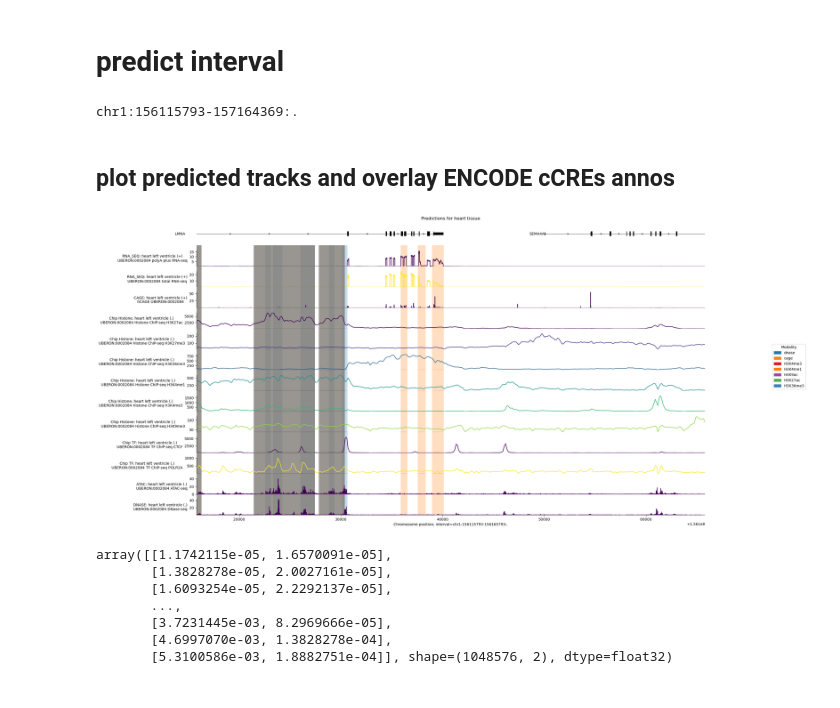
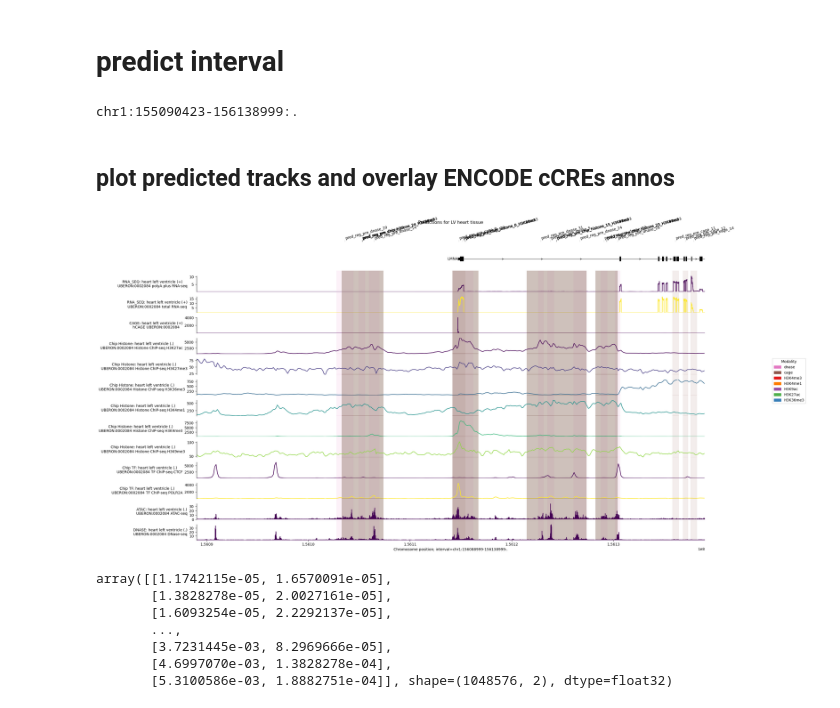
Before and after one commit to cralbers/variant-effects, a Jupyter notebook: osc/predict_reg_regions_osc.ipynb, the cells around one changed output. Cells and saved outputs as stored; diff of their text form; code cells hidden in the pictures.

```diff
--- a/osc/predict_reg_regions_osc.ipynb
+++ b/osc/predict_reg_regions_osc.ipynb
@@ -200,29 +202,29 @@ def load_bed_intervals(bed_path, plot_interval=None):
     return intervals, df
 
 
-bed_intervals, bed_df = load_bed_intervals('outputs/predicted_reg_regions_post_indivtracks_LV_128res.bed')
+bed_intervals, bed_df = load_bed_intervals('outputs/predicted_reg_regions_pre_indivtracks_LV_128res.bed')
 # bed_intervals[0].name
 
 
 
+# Longer keys first so chip_histone / chip_tf / rna_seq match before shorter tokens
+MODALITIES = sorted(MODALITY_COLORS, key=len, reverse=True)
 def category_from_name(name: str) -> str:
     name = str(name)
-    # chip_histone with mark: pred_reg_post_chip_histone_22_H3K36me3
-    m = re.search(r"pred_reg_post_chip_histone_\d+_({})$".format("|".join(HISTONE_MARKS)), name)
-    if m:
-        return m.group(1)
-    # other modalities: pred_reg_post_dnase_0
-    m = re.search(r"pred_reg_post_(.+?)_\d+(?:_.*)?$", name)
-    if m:
-        return m.group(1)
+    for mark in HISTONE_MARKS:
+        if mark in name:
+            return mark
+    for modality in MODALITIES:
+        if modality in name:
+            return modality
     return "other"
 def color_from_category(cat: str) -> str:
     if cat in HISTONE_COLORS:
         return HISTONE_COLORS[cat]
     return MODALITY_COLORS.get(cat, "gray")
-
 bed_df["category"] = bed_df["name"].map(category_from_name)
 bed_df["color"] = bed_df["category"].map(color_from_category)
 colors = bed_df["color"].tolist()
+bed_df
 # pd.read_csv('outputs/predicted_reg_regions_post.bed', sep='\t')
 # %% [output]
@@ -247,7 +285,7 @@ PRE_INTERVAL = genome.Interval('chr1', LMNA_START - 1000000, LMNA_START).resize(
     dna_client.SEQUENCE_LENGTH_1MB)
 
 
-interval = POST_INTERVAL
+interval = PRE_INTERVAL
 
 print(interval)
 
@@ -267,14 +305,14 @@ output = model.predict_interval(
 # Extract the longest transcripts per gene for this interval.
 longest_transcripts = longest_transcript_extractor.extract(interval)
 # %% [output]
-chr1:156115793-157164369:.
+chr1:155090423-156138999:.
 # %% [markdown]
 ## plot predicted tracks and overlay ENCODE cCREs annos
 # %%
 
 # plot_interval = PRE_INTERVAL
-plot_interval = genome.Interval('chr1', POST_INTERVAL.start, POST_INTERVAL.start + 50000)
-# plot_interval = genome.Interval('chr1', PRE_INTERVAL.end - 50000, PRE_INTERVAL.end)
+# plot_interval = genome.Interval('chr1', POST_INTERVAL.start, POST_INTERVAL.start + 50000)
+plot_interval = genome.Interval('chr1', PRE_INTERVAL.end - 50000, PRE_INTERVAL.end)
 save = False
 add_annos = True
 
@@ -317,42 +355,43 @@ plot = plot_components.plot(
         # ),
 
     ],
+    # add annotations from a bed file (imported and parsed above)
     annotations=[
         plot_components.IntervalAnnotation(
             bed_intervals, #ccre_intervals,
             colors=colors, #ccre_colors
-            alpha=0.25,
-            use_default_labels=True,   # True if you want cCRE IDs as labels
+            alpha=0.1,
+            use_default_labels=False,   # True if you want cCRE IDs as labels
+            labels=bed_df["name"].tolist(),
         ),
     ],
 
     interval=plot_interval,
     fig_width=25,
-    title='Predictions for heart tissue',
+    title='Predictions for LV heart tissue',
 )
 
-# if add_annos:
 # legend_handles = [
 #     mpatches.Patch(color=color, label=key)
 #     for key, color in CCRE_COLORS.items()
 # ]
 
 # plot.legend(handles=legend_handles, loc="center left", title="Categories",
 #           bbox_to_anchor=(1, 0, 0.5, 1))
 
 
 label_order = list(MODALITY_COLORS) + HISTONE_MARKS
 used = [c for c in label_order if c in set(bed_df["category"])]
 handles = [
     mpatches.Patch(color=color_from_category(c), label=c)
     for c in used
 ]
 plot.legend(handles=handles, title="Modality", loc="center left", bbox_to_anchor=(1, 0, 0.5, 1))
 
 if save:
-    plot.savefig('figs/lmna_predictions_LV_1MB_post_zoom50kb.png', dpi=300, bbox_inches="tight")
+    plot.savefig('figs/lmna_predictions_LV_1MB_pre_zoom50kb.png', dpi=300, bbox_inches="tight")
 # %% [output]
-[figure, old version]
+[figure, new version]
 # %%
 # plot = plot_components.plot(
 #     [
```
Also changed, not shown: parts of 7 cells of this notebook, 2 other files.
